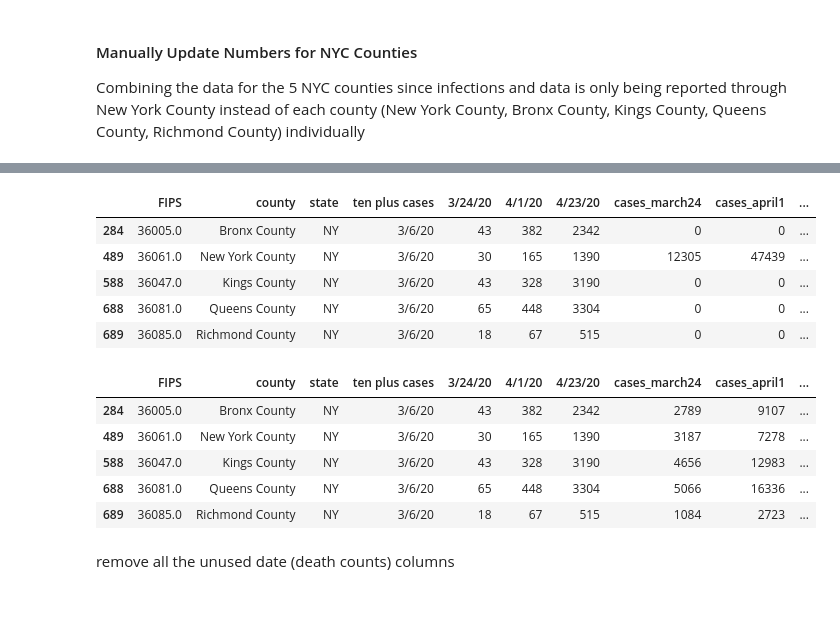
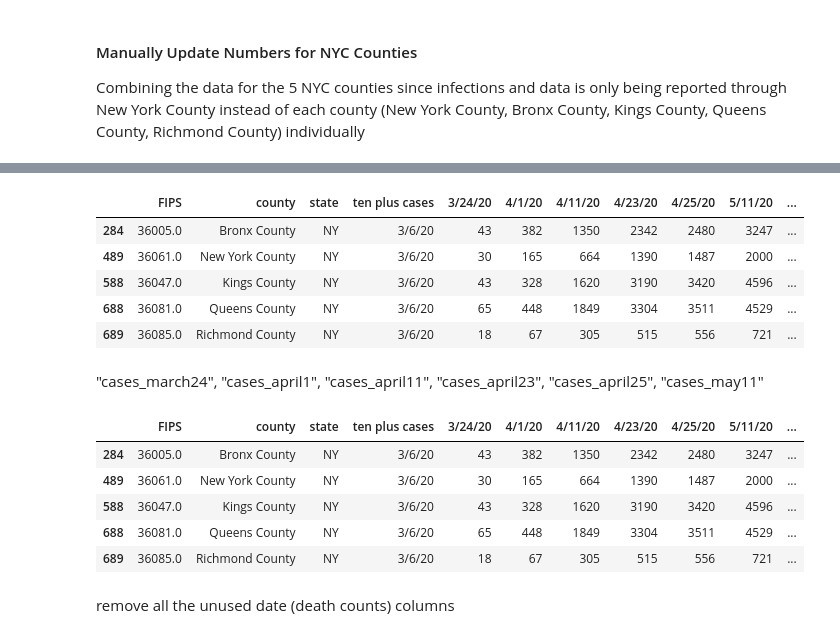
Before and after one commit to aejurgensen/Covid-19, a Jupyter notebook: data_creation/covid_data.ipynb, the cells around one changed output, grey strips where cells are left out. Cells and saved outputs as stored; diff of their text form; code cells hidden in the pictures; blank space fills up the shorter version.

Commit message:
reran EDA with updated data

```diff
--- a/data_creation/covid_data.ipynb
+++ b/data_creation/covid_data.ipynb
@@ -217,7 +218,7 @@ confirmed[["3/24/20", "4/1/20", "4/23/20"]].describe()
 # %%
 # add the date of 10+ confirmed deaths as a column
-confirmed = confirmed[["FIPS", "3/23/20", "4/1/20", "4/23/20", "ten plus cases"]]
-confirmed.columns = ["FIPS", "cases_march24", "cases_april1", "cases_april23", "ten plus cases"]
+confirmed = confirmed[["FIPS", "3/23/20", "4/1/20", "4/11/20", "4/23/20", "4/25/20", "5/11/20", "ten plus cases"]]
+confirmed.columns = ["FIPS", "cases_march24", "cases_april1", "cases_april11", "cases_april23", "cases_april25", "cases_may11", "ten plus cases"]
 # %%
 merged = pd.merge(merged, confirmed, how='inner', on="FIPS",
                  left_index=False, right_index=False)
@@ -297,22 +303,49 @@ merged.at[489, "3/24/20"] = 30
 merged.at[588, "3/24/20"] = 43
 merged.at[688, "3/24/20"] = 65
 merged.at[689, "3/24/20"] = 18
+# %%
+# deaths for 4/11: https://www1.nyc.gov/assets/doh/downloads/pdf/imm/covid-19-daily-data-summary-deaths-04122020-1.pdf
+merged.at[284, "4/11/20"] = 1350
+merged.at[489, "4/11/20"] = 664
+merged.at[588, "4/11/20"] = 1620
+merged.at[688, "4/11/20"] = 1849
+merged.at[689, "4/11/20"] = 305
+# %%
+# deaths for 4/25: https://www1.nyc.gov/assets/doh/downloads/pdf/imm/covid-19-daily-data-summary-deaths-04262020-1.pdf
+merged.at[284, "4/25/20"] = 2480
+merged.at[489, "4/25/20"] = 1487
+merged.at[588, "4/25/20"] = 3420
+merged.at[688, "4/25/20"] = 3511
+merged.at[689, "4/25/20"] = 556
+# %%
+# deaths for 5/11: https://www1.nyc.gov/assets/doh/downloads/pdf/imm/covid-19-daily-data-summary-deaths-05122020-1.pdf
+merged.at[284, "5/11/20"] = 3247
+merged.at[489, "5/11/20"] = 2000
+merged.at[588, "5/11/20"] = 4596
+merged.at[688, "5/11/20"] = 4529
+merged.at[689, "5/11/20"] = 721
 # %%
 merged[(merged["state"] == "NY") & ((merged["county"] == "Bronx County") |
                                    (merged["county"] == "Kings County") |
                                    (merged["county"] == "New York County") |
                                    (merged["county"] == "Queens County") |
                                    (merged["county"] == "Richmond County"))][["FIPS", "county", "state",
                                                                               "ten plus cases", "3/24/20",
-                                                                              "4/1/20", "4/23/20", "cases_march24",
-                                                                              "cases_april1", "cases_april23"]]
+                                                                              "4/1/20", "4/11/20", "4/23/20",
+                                                                              "4/25/20", "5/11/20",
+                                                                              "cases_march24", "cases_april1",
+                                                                              "cases_april11", "cases_april23",
+                                                                              "cases_april25", "cases_may11"]]
 # %% [output]
-|  | FIPS | county | state | ten plus cases | 3/24/20 | 4/1/20 | 4/23/20 | cases_march24 | cases_april1 | ... |
-| 284 | 36005.0 | Bronx County | NY | 3/6/20 | 43 | 382 | 2342 | 0 | 0 | ... |
-| 489 | 36061.0 | New York County | NY | 3/6/20 | 30 | 165 | 1390 | 12305 | 47439 | ... |
-| 588 | 36047.0 | Kings County | NY | 3/6/20 | 43 | 328 | 3190 | 0 | 0 | ... |
-| 688 | 36081.0 | Queens County | NY | 3/6/20 | 65 | 448 | 3304 | 0 | 0 | ... |
-| 689 | 36085.0 | Richmond County | NY | 3/6/20 | 18 | 67 | 515 | 0 | 0 | ... |
+|  | FIPS | county | state | ten plus cases | 3/24/20 | 4/1/20 | 4/11/20 | 4/23/20 | 4/25/20 | 5/11/20 | ... |
+| 284 | 36005.0 | Bronx County | NY | 3/6/20 | 43 | 382 | 1350 | 2342 | 2480 | 3247 | ... |
+| 489 | 36061.0 | New York County | NY | 3/6/20 | 30 | 165 | 664 | 1390 | 1487 | 2000 | ... |
+| 588 | 36047.0 | Kings County | NY | 3/6/20 | 43 | 328 | 1620 | 3190 | 3420 | 4596 | ... |
+| 688 | 36081.0 | Queens County | NY | 3/6/20 | 65 | 448 | 1849 | 3304 | 3511 | 4529 | ... |
+| 689 | 36085.0 | Richmond County | NY | 3/6/20 | 18 | 67 | 305 | 515 | 556 | 721 | ... |
+# %% [markdown]
+"cases_march24", "cases_april1", "cases_april11",
+"cases_april23",  "cases_april25", "cases_may11"
 # %%
 # cases march 24: https://www1.nyc.gov/assets/doh/downloads/pdf/imm/covid-19-daily-data-summary-03252020-1.pdf
 
@@ -344,15 +401,18 @@ merged[(merged["state"] == "NY") & ((merged["county"] == "Bronx County") |
                                    (merged["county"] == "Queens County") |
                                    (merged["county"] == "Richmond County"))][["FIPS", "county", "state",
                                                                               "ten plus cases", "3/24/20",
-                                                                              "4/1/20", "4/23/20", "cases_march24",
-                                                                              "cases_april1", "cases_april23"]]
+                                                                              "4/1/20", "4/11/20", "4/23/20",
+                                                                              "4/25/20", "5/11/20",
+                                                                              "cases_march24", "cases_april1",
+                                                                              "cases_april11", "cases_april23",
+                                                                              "cases_april25", "cases_may11"]]
 # %% [output]
-|  | FIPS | county | state | ten plus cases | 3/24/20 | 4/1/20 | 4/23/20 | cases_march24 | cases_april1 | ... |
-| 284 | 36005.0 | Bronx County | NY | 3/6/20 | 43 | 382 | 2342 | 2789 | 9107 | ... |
-| 489 | 36061.0 | New York County | NY | 3/6/20 | 30 | 165 | 1390 | 3187 | 7278 | ... |
-| 588 | 36047.0 | Kings County | NY | 3/6/20 | 43 | 328 | 3190 | 4656 | 12983 | ... |
-| 688 | 36081.0 | Queens County | NY | 3/6/20 | 65 | 448 | 3304 | 5066 | 16336 | ... |
-| 689 | 36085.0 | Richmond County | NY | 3/6/20 | 18 | 67 | 515 | 1084 | 2723 | ... |
+|  | FIPS | county | state | ten plus cases | 3/24/20 | 4/1/20 | 4/11/20 | 4/23/20 | 4/25/20 | 5/11/20 | ... |
+| 284 | 36005.0 | Bronx County | NY | 3/6/20 | 43 | 382 | 1350 | 2342 | 2480 | 3247 | ... |
+| 489 | 36061.0 | New York County | NY | 3/6/20 | 30 | 165 | 664 | 1390 | 1487 | 2000 | ... |
+| 588 | 36047.0 | Kings County | NY | 3/6/20 | 43 | 328 | 1620 | 3190 | 3420 | 4596 | ... |
+| 688 | 36081.0 | Queens County | NY | 3/6/20 | 65 | 448 | 1849 | 3304 | 3511 | 4529 | ... |
+| 689 | 36085.0 | Richmond County | NY | 3/6/20 | 18 | 67 | 305 | 515 | 556 | 721 | ... |
 # %% [markdown]
 remove all the unused date (death counts) columns
 # %%
```
Also changed, not shown: parts of 25 cells of this notebook, 4 other files.
